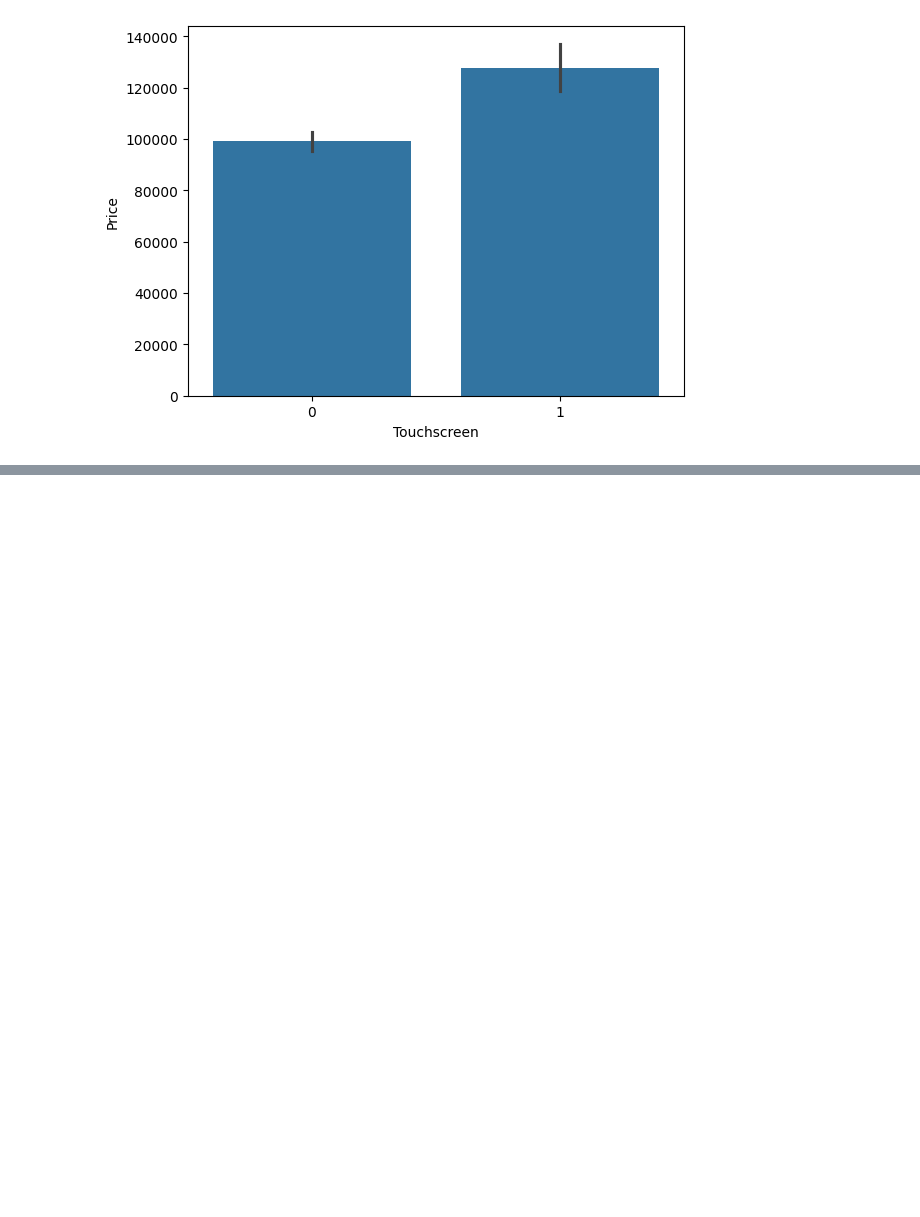
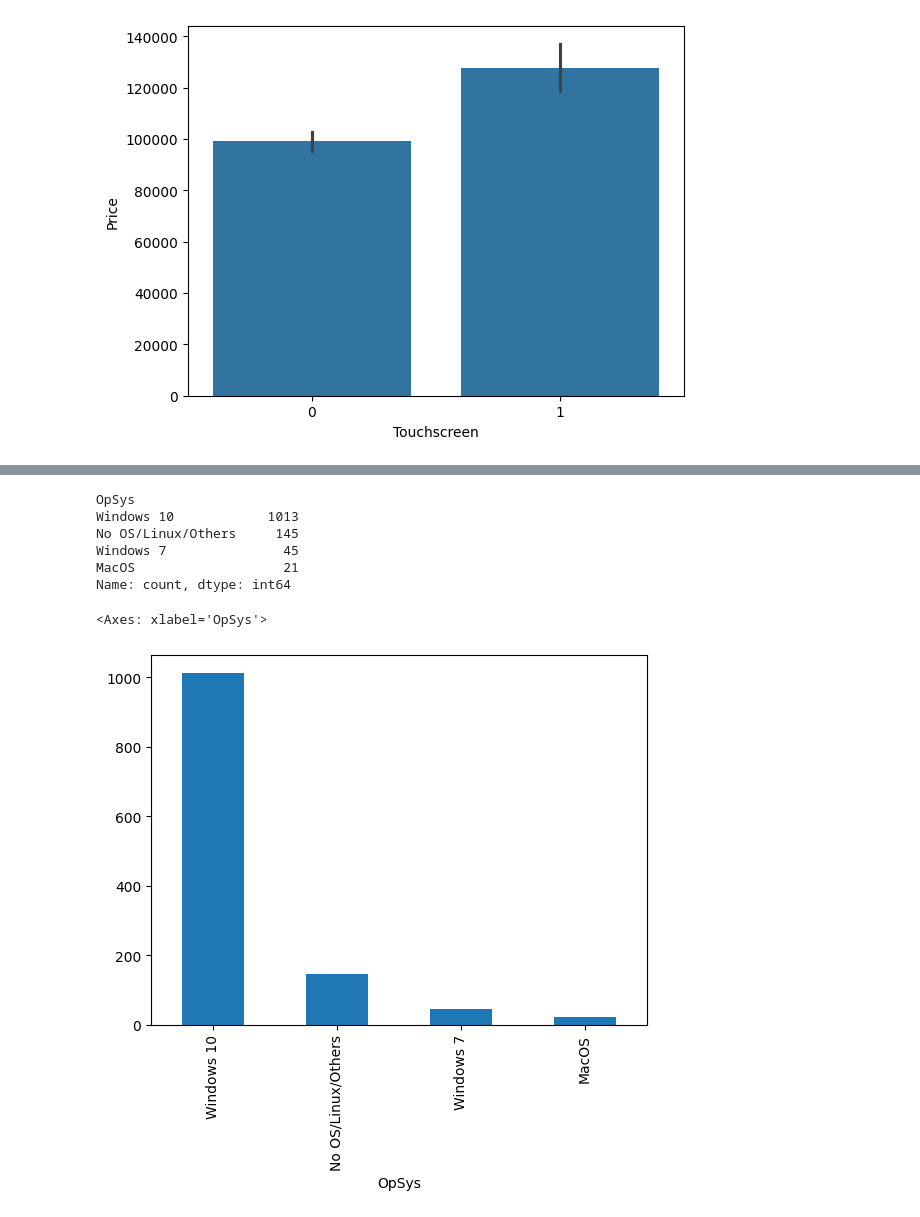
Before and after one commit to Azib-Spectrum/G7CR_DataScience_Aug2024, a Jupyter notebook: laptop_price_prediction.ipynb, the cells around one changed output, grey strips where cells are left out. Saved outputs shown, nothing was run; the diff lists cells and outputs as text; code cells hidden in the pictures; blank space fills up the shorter version.

```diff
--- a/laptop_price_prediction.ipynb
+++ b/laptop_price_prediction.ipynb
@@ -681,0 +701,26 @@ sns.barplot(x=df['Touchscreen'],y=df['Price'])
+# %%
+def fetch_os(text):
+    if text=="Windows 10" or text=="Windows 10 S":
+        return "Windows 10"
+    elif text=="Windows 7":
+        return text
+    elif text=="macOS" or text=="Mac OS X":
+        return "MacOS"
+    else:
+        return "No OS/Linux/Others"
+# %%
+df['OpSys']=df['OpSys'].apply(fetch_os)
+# %%
+df['OpSys'].value_counts()
+# %% [output]
+OpSys
+Windows 10            1013
+No OS/Linux/Others     145
+Windows 7               45
+MacOS                   21
+Name: count, dtype: int64
+# %%
+df['OpSys'].value_counts().plot(kind='bar')
+# %% [output]
+<Axes: xlabel='OpSys'>
+[figure, added]
```
Also changed, not shown: parts of 45 cells of this notebook.
